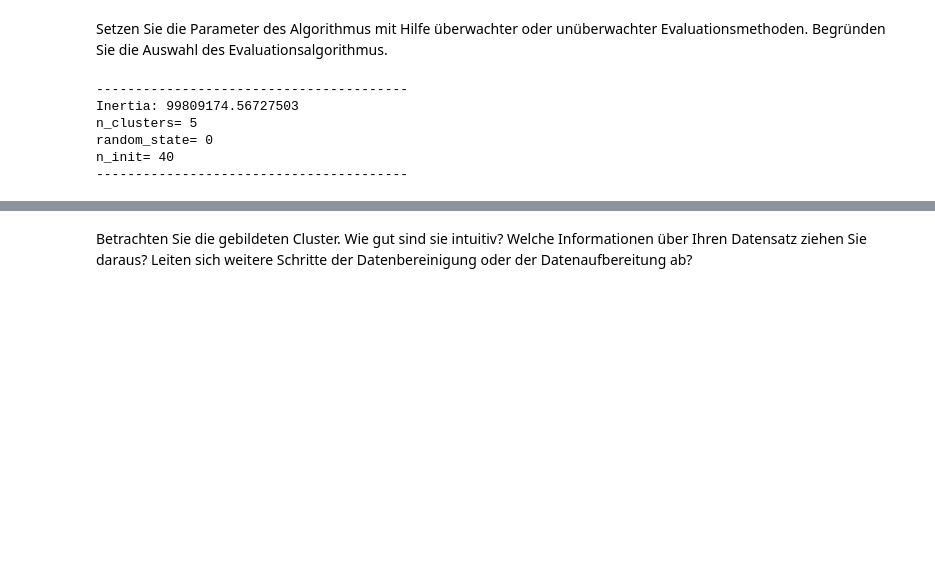
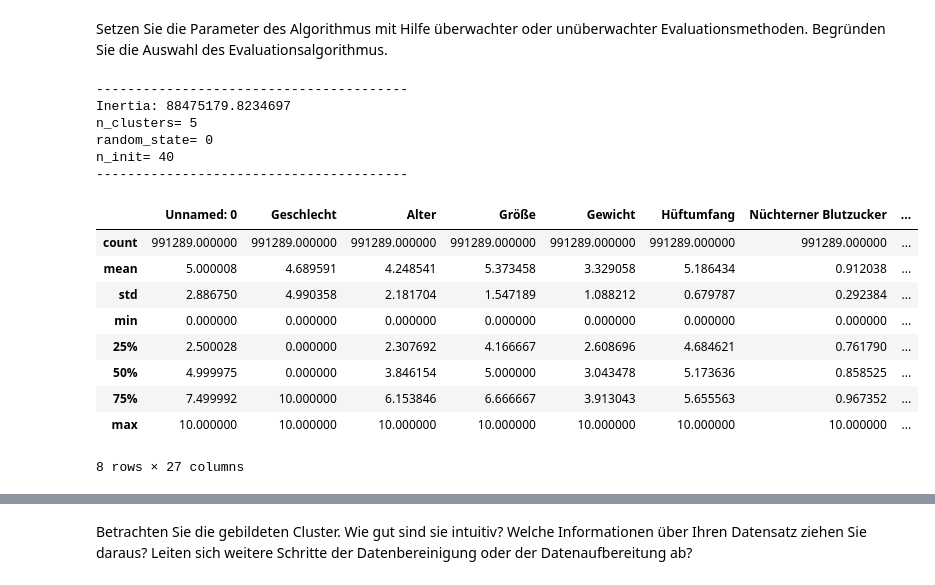
Before and after one commit to SebastianGrab/DataAnalyticsWS23-24, a Jupyter notebook: Projektarbeit/Aufgaben/Projektarbeit_A5.ipynb, the cells around one changed output, grey strips where cells are left out. Drawn from its saved outputs; the diff is of its cells as text; code cells hidden in the pictures; blank space fills up the shorter version.

```diff
--- a/Projektarbeit/Aufgaben/Projektarbeit_A5.ipynb
+++ b/Projektarbeit/Aufgaben/Projektarbeit_A5.ipynb
@@ -197,9 +217,45 @@ data_6s = minmax_scale_columns(dataset)
+# %%
+# Clustering Datasets:
+
+data_2s = data_clustering_scaled
+data_3s = data_clustering_scaled
+data_4s = data_clustering_scaled
+data_5s = data_clustering_scaled
+data_6s = data_clustering_scaled
+data_7s = data_clustering_scaled
+data_8s = data_clustering_scaled
+data_9s = data_clustering_scaled
+data_10s = data_clustering_scaled
+data_11s = data_clustering_scaled
+data_12s = data_clustering_scaled
+data_13s = data_clustering_scaled
+data_14s = data_clustering_scaled
+data_15s = data_clustering_scaled
+data_16s = data_clustering_scaled
+data_17s = data_clustering_scaled
+data_18s = data_clustering_scaled
+data_19s = data_clustering_scaled
+data_20s = data_clustering_scaled
+data_21s = data_clustering_scaled
 # %%
 cluster_n_print(data_2s, 5, 0, 40)
 # %% [output]
 ----------------------------------------
-Inertia: 99809174.56727503
+Inertia: 88475179.8234697
 n_clusters= 5
 random_state= 0
 n_init= 40
 ----------------------------------------
+# %%
+data_2s.describe()
+# %% [output]
+|  | Unnamed: 0 | Geschlecht | Alter | Größe | Gewicht | Hüftumfang | Nüchterner Blutzucker | ... |
+| count | 991289.000000 | 991289.000000 | 991289.000000 | 991289.000000 | 991289.000000 | 991289.000000 | 991289.000000 | ... |
+| mean | 5.000008 | 4.689591 | 4.248541 | 5.373458 | 3.329058 | 5.186434 | 0.912038 | ... |
+| std | 2.886750 | 4.990358 | 2.181704 | 1.547189 | 1.088212 | 0.679787 | 0.292384 | ... |
+| min | 0.000000 | 0.000000 | 0.000000 | 0.000000 | 0.000000 | 0.000000 | 0.000000 | ... |
+| 25% | 2.500028 | 0.000000 | 2.307692 | 4.166667 | 2.608696 | 4.684621 | 0.761790 | ... |
+| 50% | 4.999975 | 0.000000 | 3.846154 | 5.000000 | 3.043478 | 5.173636 | 0.858525 | ... |
+| 75% | 7.499992 | 10.000000 | 6.153846 | 6.666667 | 3.913043 | 5.655563 | 0.967352 | ... |
+| max | 10.000000 | 10.000000 | 10.000000 | 10.000000 | 10.000000 | 10.000000 | 10.000000 | ... |
+8 rows × 27 columns
```
Also changed, not shown: parts of 17 cells of this notebook, 2 other files.
